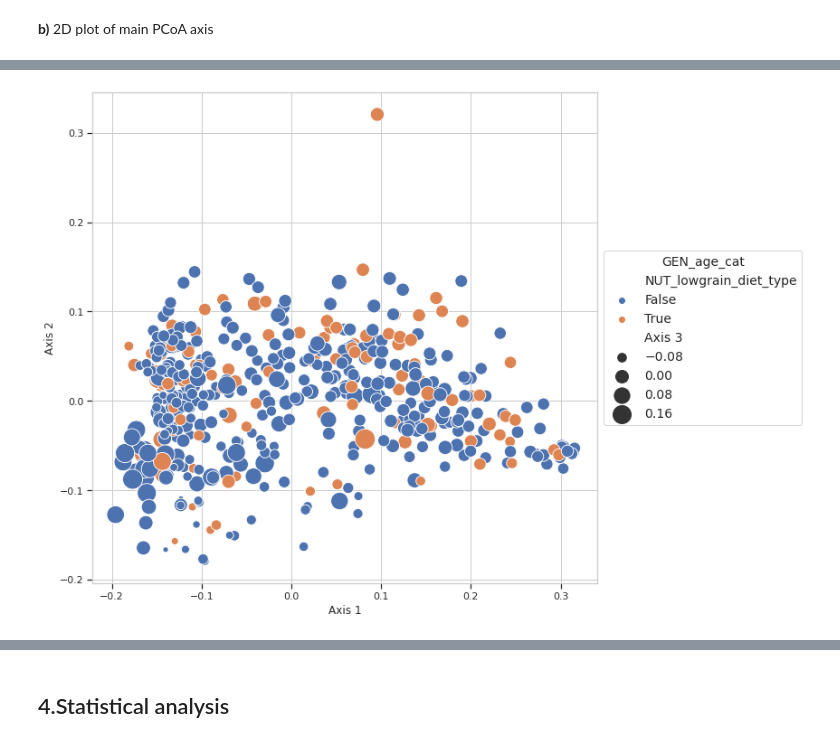
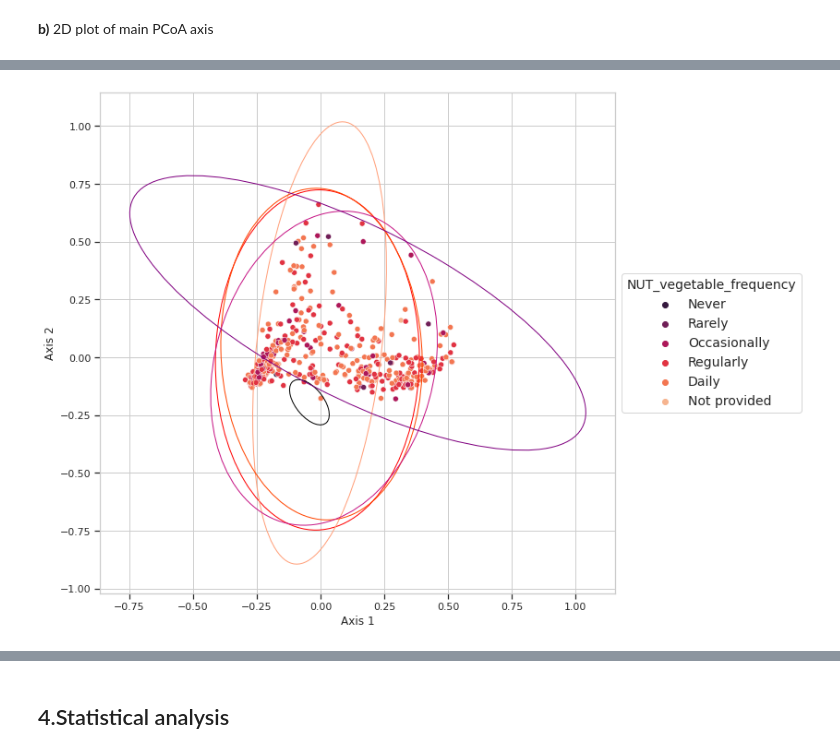
Before and after one commit to dhasanova99/HealthyFood, a Jupyter notebook: JupyterDocs/G_Beta_Diversity.ipynb, the cells around one changed output, grey strips where cells are left out. Drawn from its saved outputs; the diff is of its cells as text; code cells hidden in the pictures.

```diff
--- a/JupyterDocs/G_Beta_Diversity.ipynb
+++ b/JupyterDocs/G_Beta_Diversity.ipynb
@@ -116,7 +119,7 @@ Visualization.load(f'{data_dir}/core-metrics-results/bray_curtis_emperor.qzv')
 # %% [markdown]
 **b)** 2D plot of main PCoA axis
 # %%
-pcs = q2.Artifact.load(os.path.join(data_dir, 'core-metrics-results/weighted_unifrac_pcoa_results.qza'))
+pcs = q2.Artifact.load(os.path.join(data_dir, 'core-metrics-results/bray_curtis_pcoa_results.qza'))
 pcs = pcs.view(OrdinationResults)
 pcs_data = pcs.samples.iloc[:,:3]
 pcs_data.columns = ['Axis 1', 'Axis 2', 'Axis 3']
@@ -132,5 +135,5 @@ pcs_data.head()
 # %%
-pcs_data_with_md = pcs_data.join(md['NUT_lowgrain_diet_type'])
+pcs_data_with_md = pcs_data.join(md['NUT_vegetable_frequency'])
 # %%
 scatterplot(data=pcs_data_with_md,
 x='Axis 1',
@@ -147,16 +146,34 @@ palette='viridis')
 # %%
+selNe= pcs_data_with_md.loc[pcs_data_with_md['NUT_vegetable_frequency']=='Never']
+selRa= pcs_data_with_md.loc[pcs_data_with_md['NUT_vegetable_frequency']=='Rarely']
+selO= pcs_data_with_md.loc[pcs_data_with_md['NUT_vegetable_frequency']=='Occasionally']
+selRe= pcs_data_with_md.loc[pcs_data_with_md['NUT_vegetable_frequency']=='Regularly']
+selD= pcs_data_with_md.loc[pcs_data_with_md['NUT_vegetable_frequency']=='Daily']
+selNp= pcs_data_with_md.loc[pcs_data_with_md['NUT_vegetable_frequency']=='Not provided']
+
+pcs_data_with_md['NUT_vegetable_frequency'] = pd.Categorical(pcs_data_with_md['NUT_vegetable_frequency'],
+                      categories=["Never", "Rarely", "Occasionally", "Regularly", "Daily", 'Not provided'],
+                      ordered=True)
+
+
 with sns.axes_style("whitegrid"):
     fig, ax = plt.subplots()
     sns.set(rc={'figure.figsize':(10,10)}, style='white')
-    sns.scatterplot(data=pcs_data_with_md, x='Axis 1', y='Axis 2', ax=ax, hue=pcs_data_with_md['NUT_lowgrain_diet_type'], size='Axis 3',
-sizes=(1, 500))
+    sns.scatterplot(data=pcs_data_with_md, x='Axis 1', y='Axis 2', ax=ax, hue=pcs_data_with_md['NUT_vegetable_frequency'],palette='rocket')
 
     ax.legend(loc='center left', bbox_to_anchor=(1, 0.5), fontsize=14, title_fontsize=14)
     legend = ax.get_legend()
-    legend.set_title('GEN_age_cat')
+    legend.set_title('NUT_vegetable_frequency')
 
 
     ax.tick_params(axis='x', which='major', bottom=True)
     ax.tick_params(axis='y', which='major', left=True)
+
+    confidence_ellipse(selRe['Axis 2'], selRe['Axis 1'], ax, edgecolor='red')
+    confidence_ellipse(selNp['Axis 2'], selNp['Axis 1'], ax, edgecolor='lightsalmon')
+    confidence_ellipse(selD['Axis 2'], selD['Axis 1'], ax, edgecolor='orangered')
+    confidence_ellipse(selNe['Axis 2'], selNe['Axis 1'], ax, edgecolor='black')
+    confidence_ellipse(selO['Axis 2'], selO['Axis 1'], ax, edgecolor='mediumvioletred')
+    confidence_ellipse(selRa['Axis 2'], selRa['Axis 1'], ax, edgecolor='purple')
 # %% [output]
-[figure, old version]
+[figure, new version]
```
Also changed, not shown: parts of 11 cells of this notebook.
